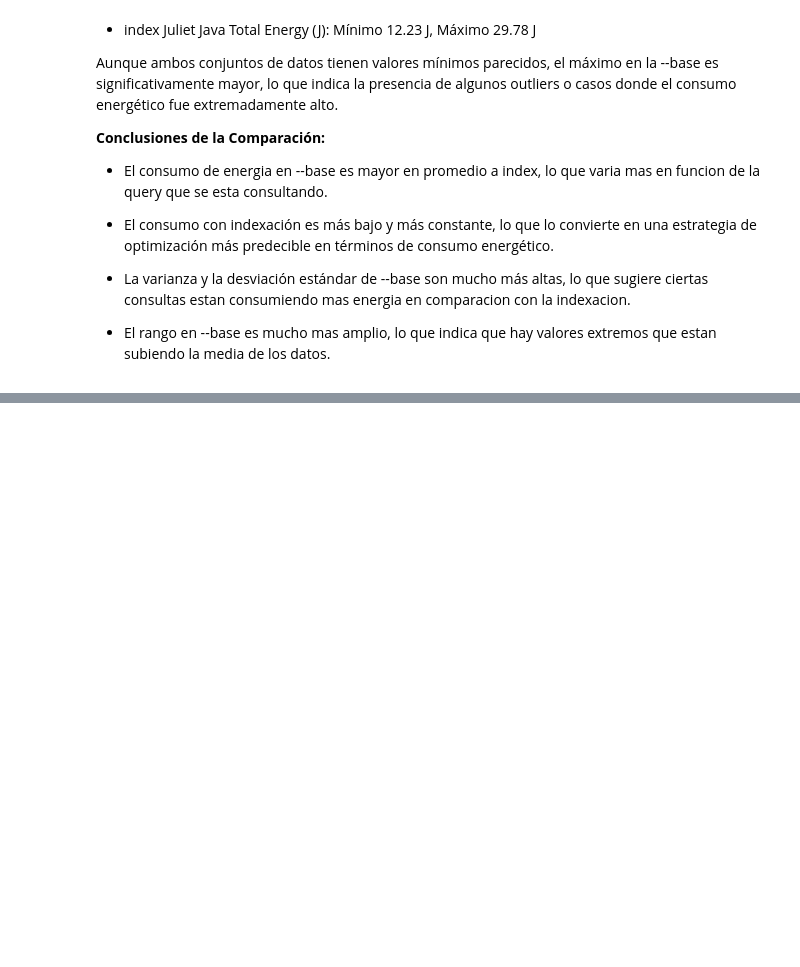
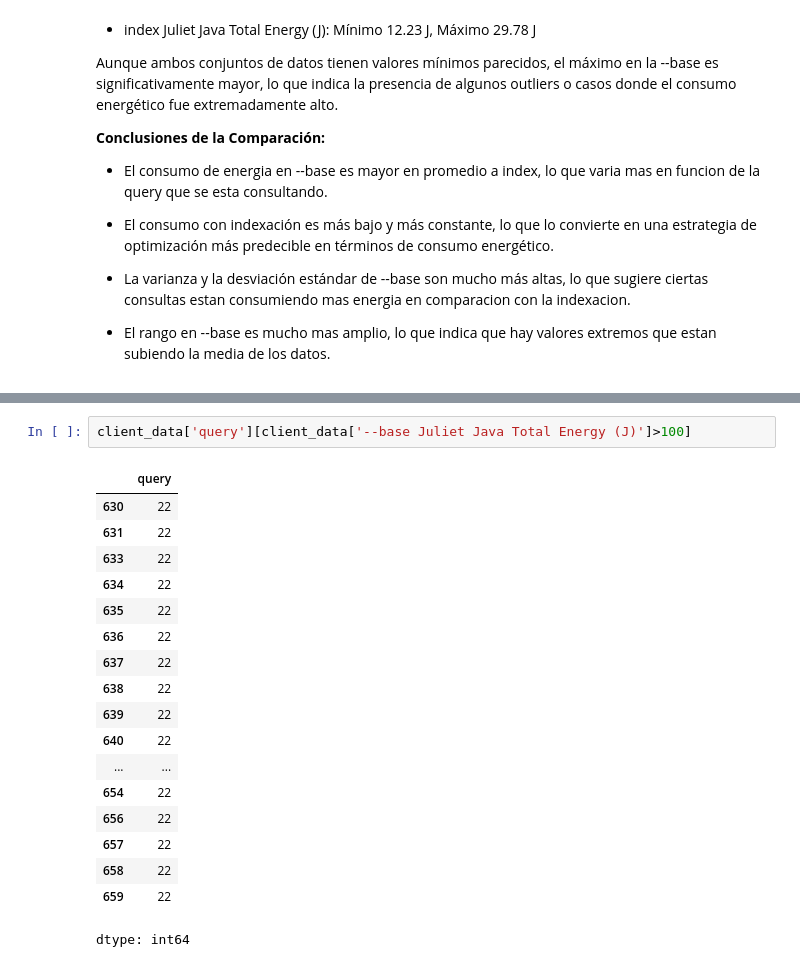
Before and after one commit to mrmiguel564/BD3, a Jupyter notebook: BDIIICliente.ipynb, the cells around one changed output, grey strips where cells are left out. Saved outputs shown, nothing was run; the diff lists cells and outputs as text; blank space fills up the shorter version.

```diff
--- a/BDIIICliente.ipynb
+++ b/BDIIICliente.ipynb
@@ -247 +256,22 @@ plt.show()
+# %%
+client_data['query'][client_data['--base Juliet Java Total Energy (J)']>100]
+# %% [output]
+|  | query |
+| 630 | 22 |
+| 631 | 22 |
+| 633 | 22 |
+| 634 | 22 |
+| 635 | 22 |
+| 636 | 22 |
+| 637 | 22 |
+| 638 | 22 |
+| 639 | 22 |
+| 640 | 22 |
+| ... | ... |
+| 654 | 22 |
+| 656 | 22 |
+| 657 | 22 |
+| 658 | 22 |
+| 659 | 22 |
+dtype: int64
 # %% [markdown]
```
Also changed, not shown: parts of 19 cells of this notebook.
